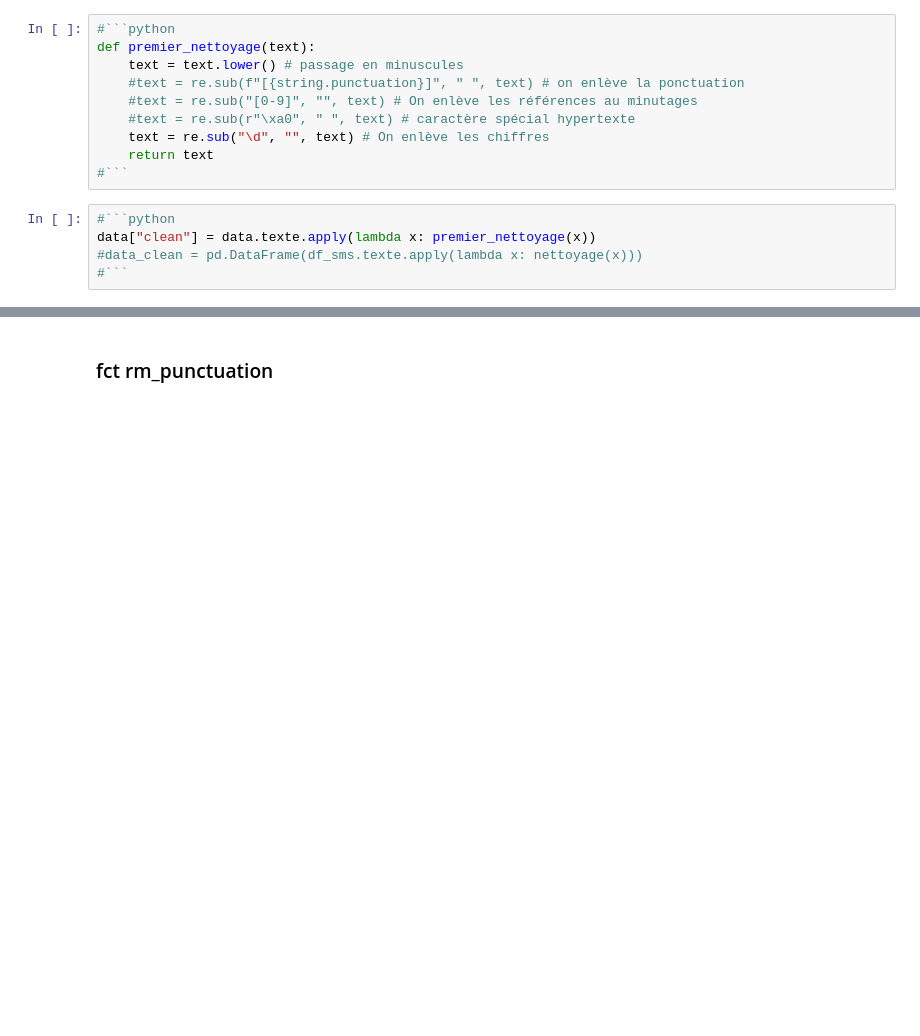
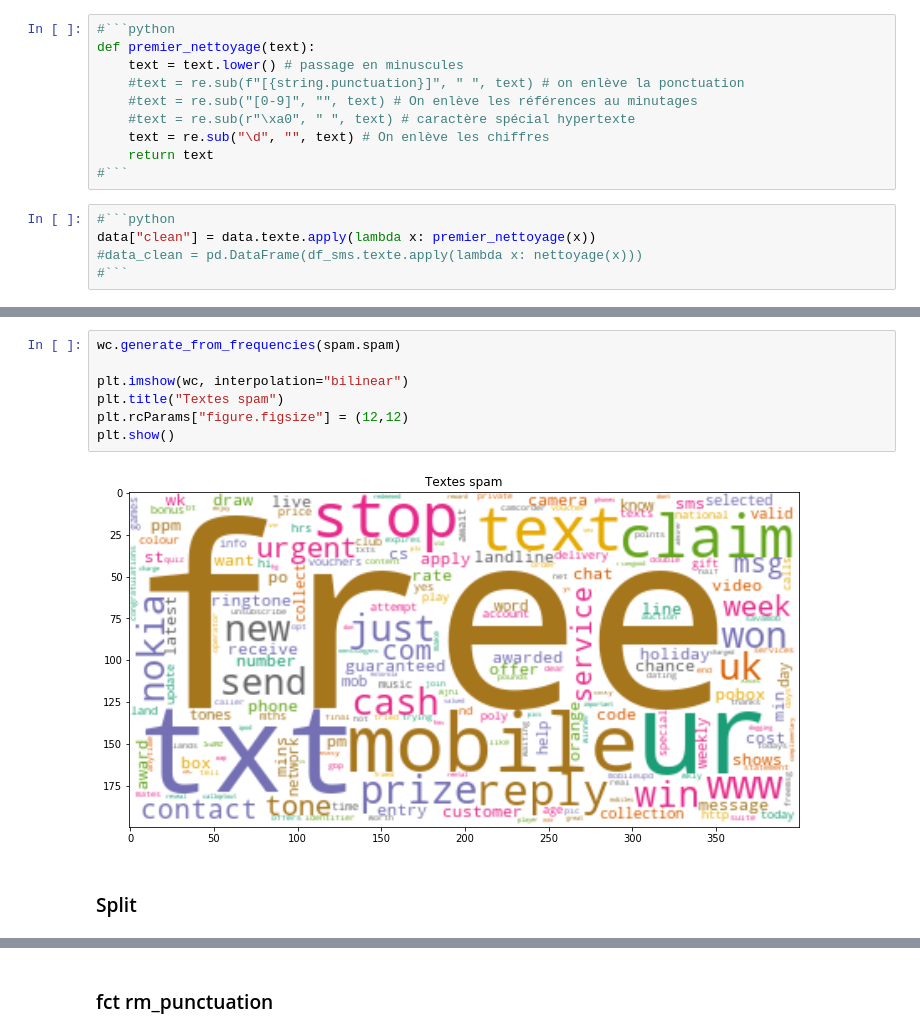
Before and after one commit to DROMZEE/sms-spam, a Jupyter notebook: nlp.ipynb, the cells around one changed output, grey strips where cells are left out. Cells and saved outputs as stored; diff of their text form; blank space fills up the shorter version.

```diff
--- a/nlp.ipynb
+++ b/nlp.ipynb
@@ -185,0 +342,11 @@ data["clean"] = data.texte.apply(lambda x: premier_nettoyage(x))
+# %%
+wc.generate_from_frequencies(spam.spam)
+
+plt.imshow(wc, interpolation="bilinear")
+plt.title("Textes spam")
+plt.rcParams["figure.figsize"] = (12,12)
+plt.show()
+# %% [output]
+[figure, added]
+# %% [markdown]
+### Split
```
Also changed, not shown: parts of 64 cells of this notebook.
